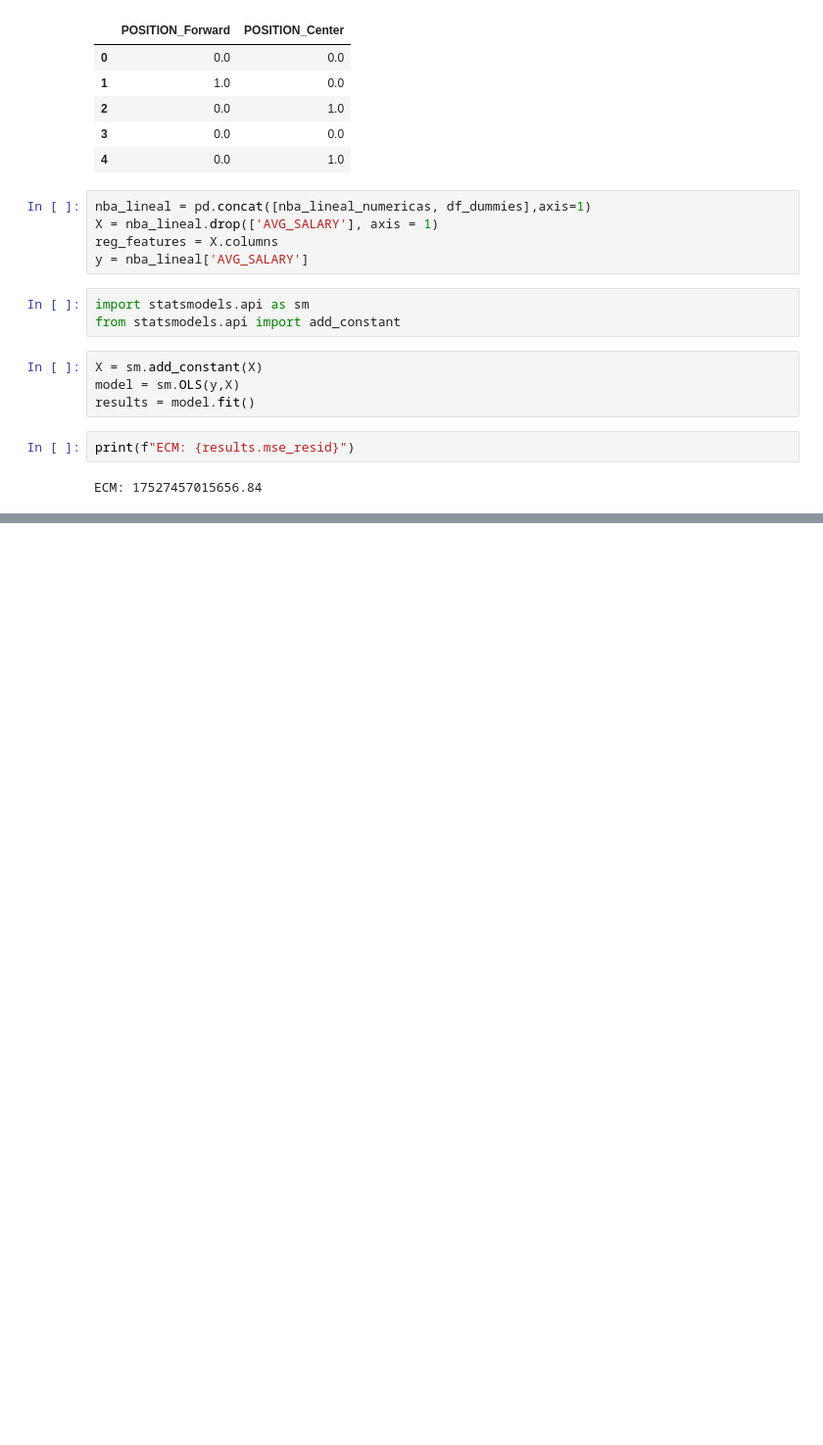
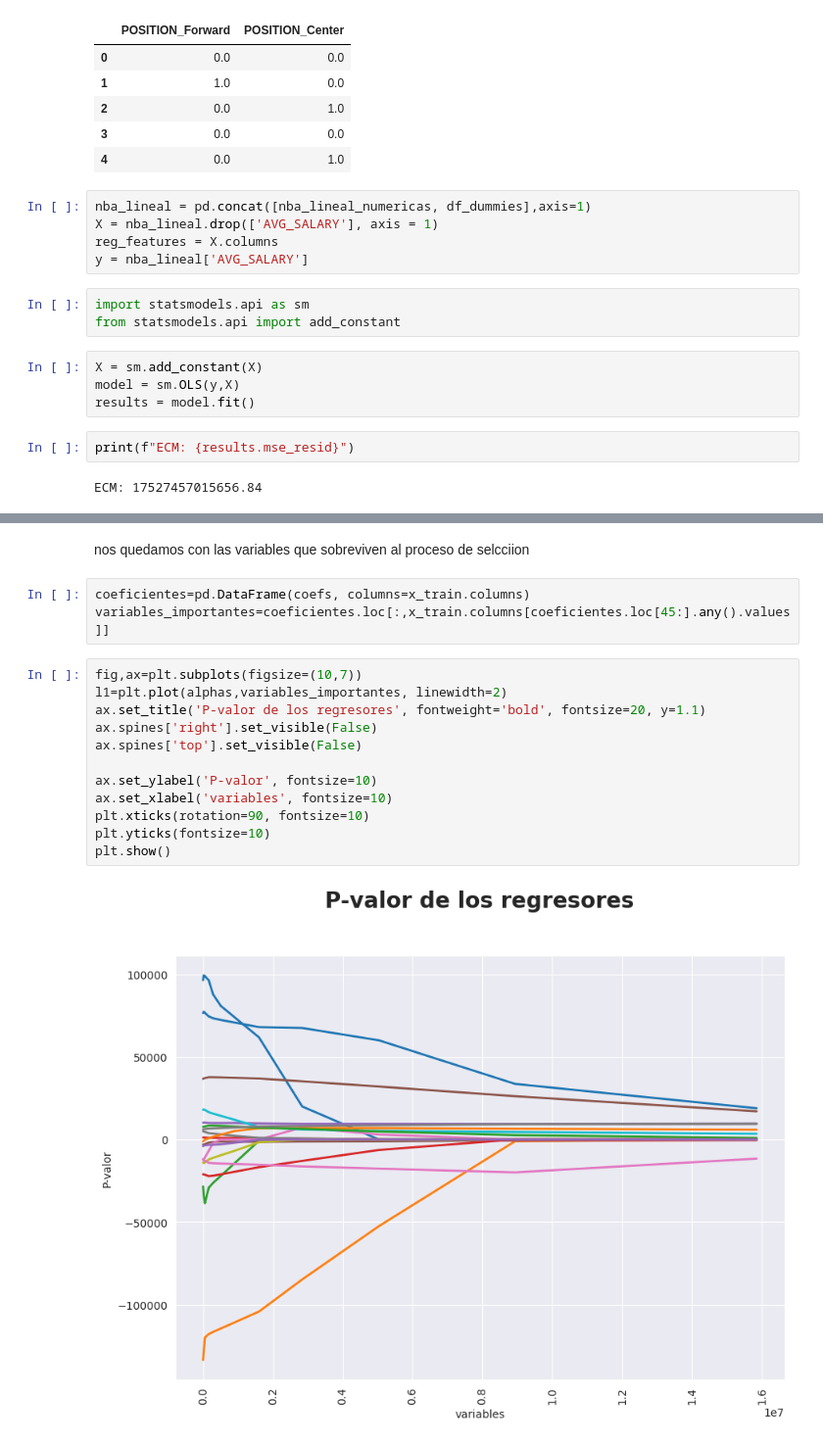
Before and after one commit to GORDIAN12/machine_learning, a Jupyter notebook: Regularization/regularization.ipynb, the cells around one changed output, grey strips where cells are left out. Shown: that part at 98% size. Drawn from its saved outputs; the diff is of its cells as text; blank space fills up the shorter version.

```diff
--- a/Regularization/regularization.ipynb
+++ b/Regularization/regularization.ipynb
@@ -188,0 +353,19 @@ strong multicollinearity problems or that the design matrix is singular.
+# %% [markdown]
+nos quedamos con las variables que sobreviven al proceso de selcciion
+# %%
+coeficientes=pd.DataFrame(coefs, columns=x_train.columns)
+variables_importantes=coeficientes.loc[:,x_train.columns[coeficientes.loc[45:].any().values]]
+# %%
+fig,ax=plt.subplots(figsize=(10,7))
+l1=plt.plot(alphas,variables_importantes, linewidth=2)
+ax.set_title('P-valor de los regresores', fontweight='bold', fontsize=20, y=1.1)
+ax.spines['right'].set_visible(False)
+ax.spines['top'].set_visible(False)
+
+ax.set_ylabel('P-valor', fontsize=10)
+ax.set_xlabel('variables', fontsize=10)
+plt.xticks(rotation=90, fontsize=10)
+plt.yticks(fontsize=10)
+plt.show()
+# %% [output]
+[figure, added]
```
Also changed, not shown: parts of 29 cells of this notebook.
